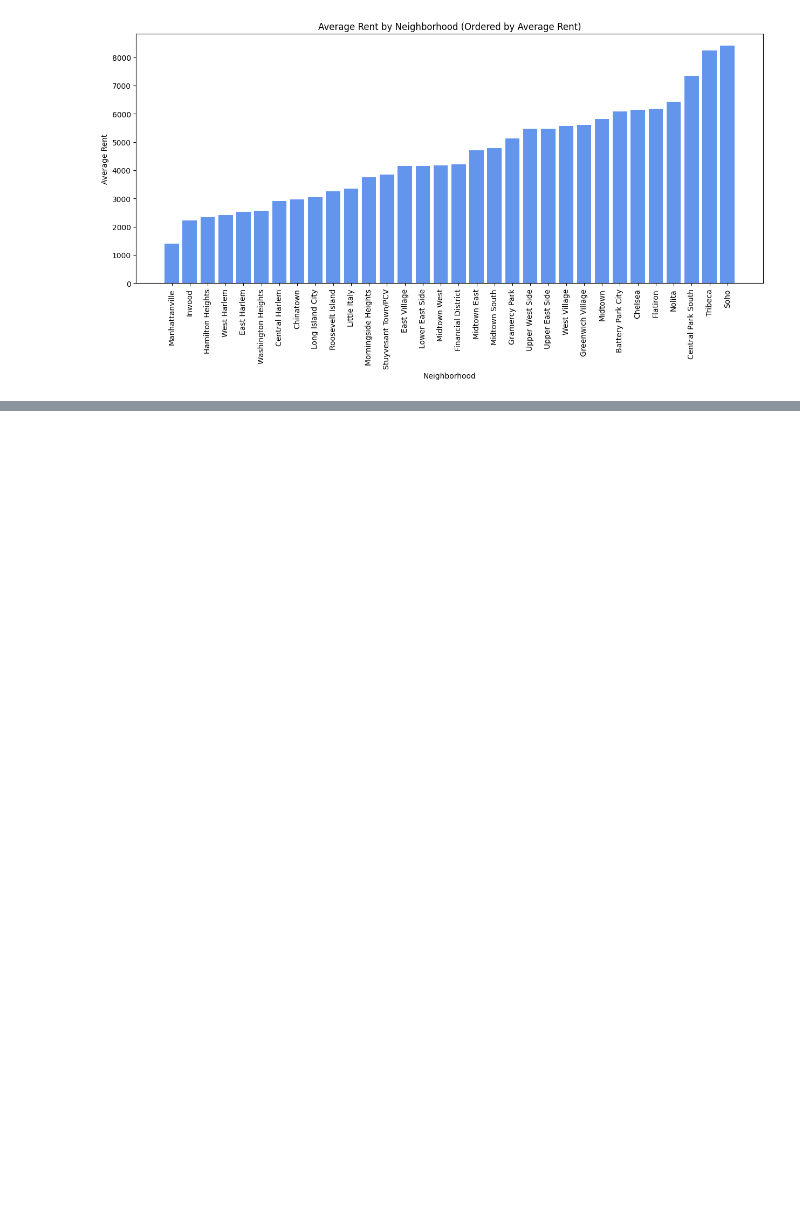
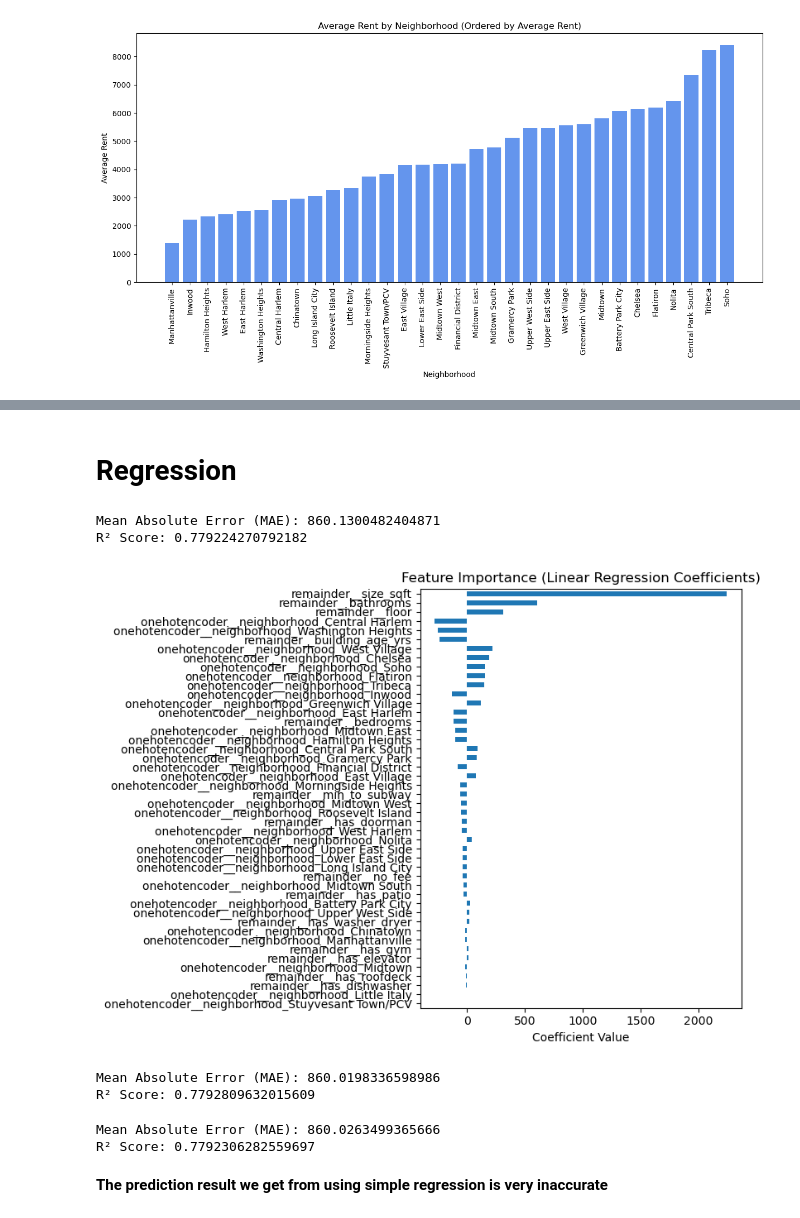
Before and after one commit to WilsonLiu2002/NYC-Rent-Prediction, a Jupyter notebook: Notebooks/Rent_Predict_updated.ipynb, the cells around one changed output, grey strips where cells are left out. Drawn from its saved outputs; the diff is of its cells as text; code cells hidden in the pictures; blank space fills up the shorter version.

Commit message:
regression

```diff
--- a/Notebooks/Rent_Predict_updated.ipynb
+++ b/Notebooks/Rent_Predict_updated.ipynb
@@ -319,3 +320,69 @@ plt.show()
 [figure]
 # %%
 # There is a linear relationship between the size of the house and the log of rent. We can also identify outliers.
+# %% [markdown]
+# Regression #
+# %%
+#Regression
+from sklearn.linear_model import LinearRegression
+from sklearn.metrics import mean_absolute_error, r2_score
+model = LinearRegression()
+model.fit(X_dev_scaled, y_dev)
+
+y_pred = model.predict(X_test_scaled)
+
+mae = mean_absolute_error(y_test, y_pred)
+r2 = r2_score(y_test, y_pred)
+
+print("Mean Absolute Error (MAE):", mae)
+print("R² Score:", r2)
+# %% [output]
+Mean Absolute Error (MAE): 860.1300482404871
+R² Score: 0.779224270792182
+# %%
+coefficients = pd.Series(model.coef_, index=X_dev_encoded.columns)
+coefficients = coefficients.sort_values(key=abs, ascending=True)
+
+# Plot
+plt.figure(figsize=(8, 6))
+coefficients.plot(kind='barh')
+plt.title("Feature Importance (Linear Regression Coefficients)")
+plt.xlabel("Coefficient Value")
+plt.tight_layout()
+plt.show()
+# %% [output]
+[figure, added]
+# %%
+#Ridge Regression
+from sklearn.linear_model import Ridge
+model = Ridge(alpha=1.0)
+model.fit(X_dev_scaled, y_dev)
+
+y_pred = model.predict(X_test_scaled)
+
+mae = mean_absolute_error(y_test, y_pred)
+r2 = r2_score(y_test, y_pred)
+
+print("Mean Absolute Error (MAE):", mae)
+print("R² Score:", r2)
+# %% [output]
+Mean Absolute Error (MAE): 860.0198336598986
+R² Score: 0.7792809632015609
+# %%
+#Lasso Regression
+from sklearn.linear_model import Lasso
+model = Lasso(alpha=0.1)
+model.fit(X_dev_scaled, y_dev)
+
+y_pred = model.predict(X_test_scaled)
+
+mae = mean_absolute_error(y_test, y_pred)
+r2 = r2_score(y_test, y_pred)
+
+print("Mean Absolute Error (MAE):", mae)
+print("R² Score:", r2)
+# %% [output]
+Mean Absolute Error (MAE): 860.0263499365666
+R² Score: 0.7792306282559697
+# %% [markdown]
+**The prediction result we get from using simple regression is very inaccurate**
```
Also changed, not shown: parts of 5 cells of this notebook, 1 other file.
